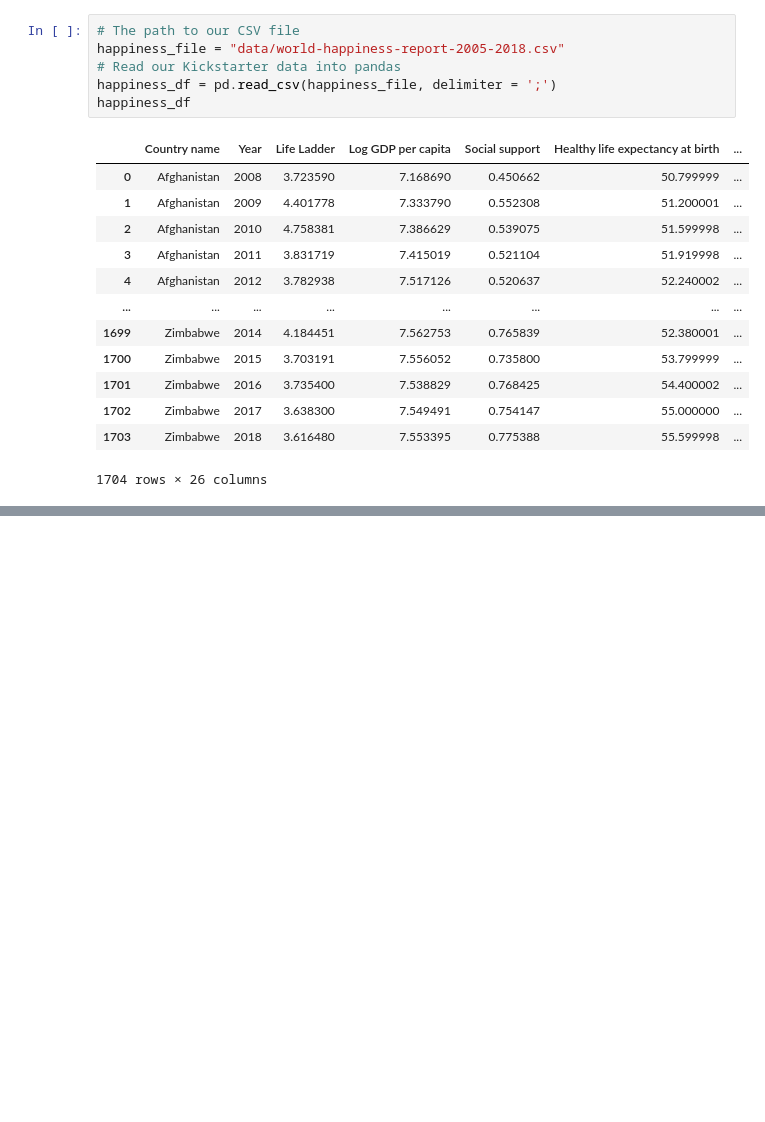
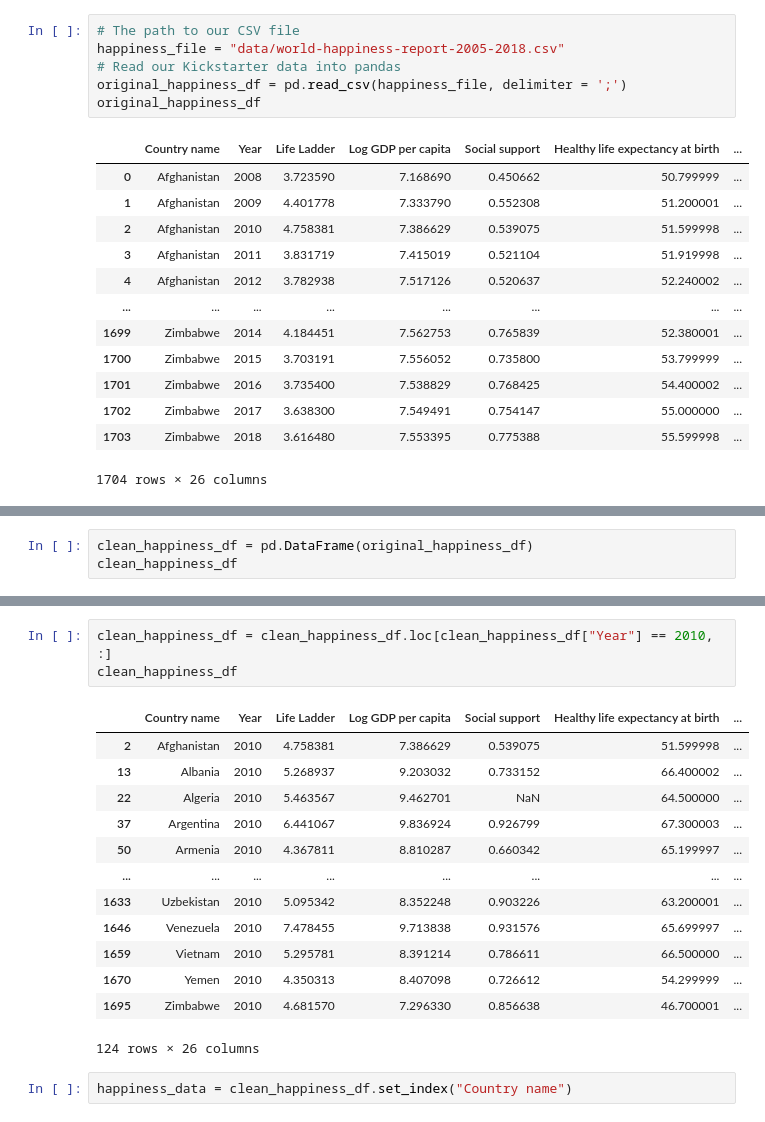
Before and after one commit to melissamemel/ETL_Project, a Jupyter notebook: happiness.ipynb, the cells around one changed output, grey strips where cells are left out. Cells and saved outputs as stored; diff of their text form; blank space fills up the shorter version.

```diff
--- a/happiness.ipynb
+++ b/happiness.ipynb
@@ -4,8 +4,8 @@ import pandas as pd
 # The path to our CSV file
 happiness_file = "data/world-happiness-report-2005-2018.csv"
 # Read our Kickstarter data into pandas
-happiness_df = pd.read_csv(happiness_file, delimiter = ';')
-happiness_df
+original_happiness_df = pd.read_csv(happiness_file, delimiter = ';')
+original_happiness_df
 # %% [output]
 |  | Country name | Year | Life Ladder | Log GDP per capita | Social support | Healthy life expectancy at birth | ... |
 | 0 | Afghanistan | 2008 | 3.723590 | 7.168690 | 0.450662 | 50.799999 | ... |
@@ -22,0 +43,3 @@ happiness_df
+# %%
+clean_happiness_df = pd.DataFrame(original_happiness_df)
+clean_happiness_df
@@ -22,0 +60,19 @@ happiness_df
+# %%
+clean_happiness_df = clean_happiness_df.loc[clean_happiness_df["Year"] == 2010, :]
+clean_happiness_df
+# %% [output]
+|  | Country name | Year | Life Ladder | Log GDP per capita | Social support | Healthy life expectancy at birth | ... |
+| 2 | Afghanistan | 2010 | 4.758381 | 7.386629 | 0.539075 | 51.599998 | ... |
+| 13 | Albania | 2010 | 5.268937 | 9.203032 | 0.733152 | 66.400002 | ... |
+| 22 | Algeria | 2010 | 5.463567 | 9.462701 | NaN | 64.500000 | ... |
+| 37 | Argentina | 2010 | 6.441067 | 9.836924 | 0.926799 | 67.300003 | ... |
+| 50 | Armenia | 2010 | 4.367811 | 8.810287 | 0.660342 | 65.199997 | ... |
+| ... | ... | ... | ... | ... | ... | ... | ... |
+| 1633 | Uzbekistan | 2010 | 5.095342 | 8.352248 | 0.903226 | 63.200001 | ... |
+| 1646 | Venezuela | 2010 | 7.478455 | 9.713838 | 0.931576 | 65.699997 | ... |
+| 1659 | Vietnam | 2010 | 5.295781 | 8.391214 | 0.786611 | 66.500000 | ... |
+| 1670 | Yemen | 2010 | 4.350313 | 8.407098 | 0.726612 | 54.299999 | ... |
+| 1695 | Zimbabwe | 2010 | 4.681570 | 7.296330 | 0.856638 | 46.700001 | ... |
+124 rows × 26 columns
+# %%
+happiness_data = clean_happiness_df.set_index("Country name")
```
Also changed, not shown: parts of 3 cells of this notebook.
